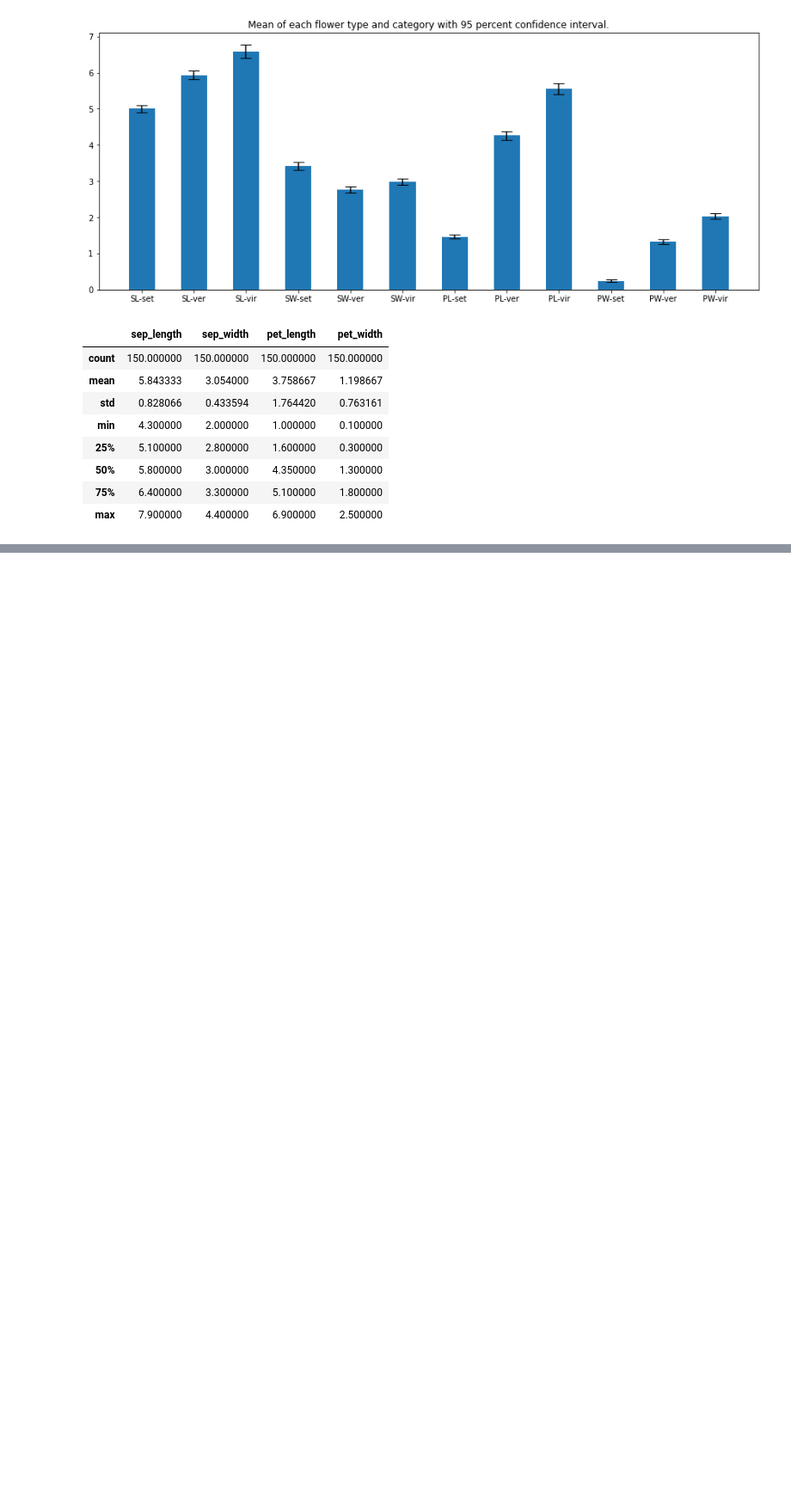
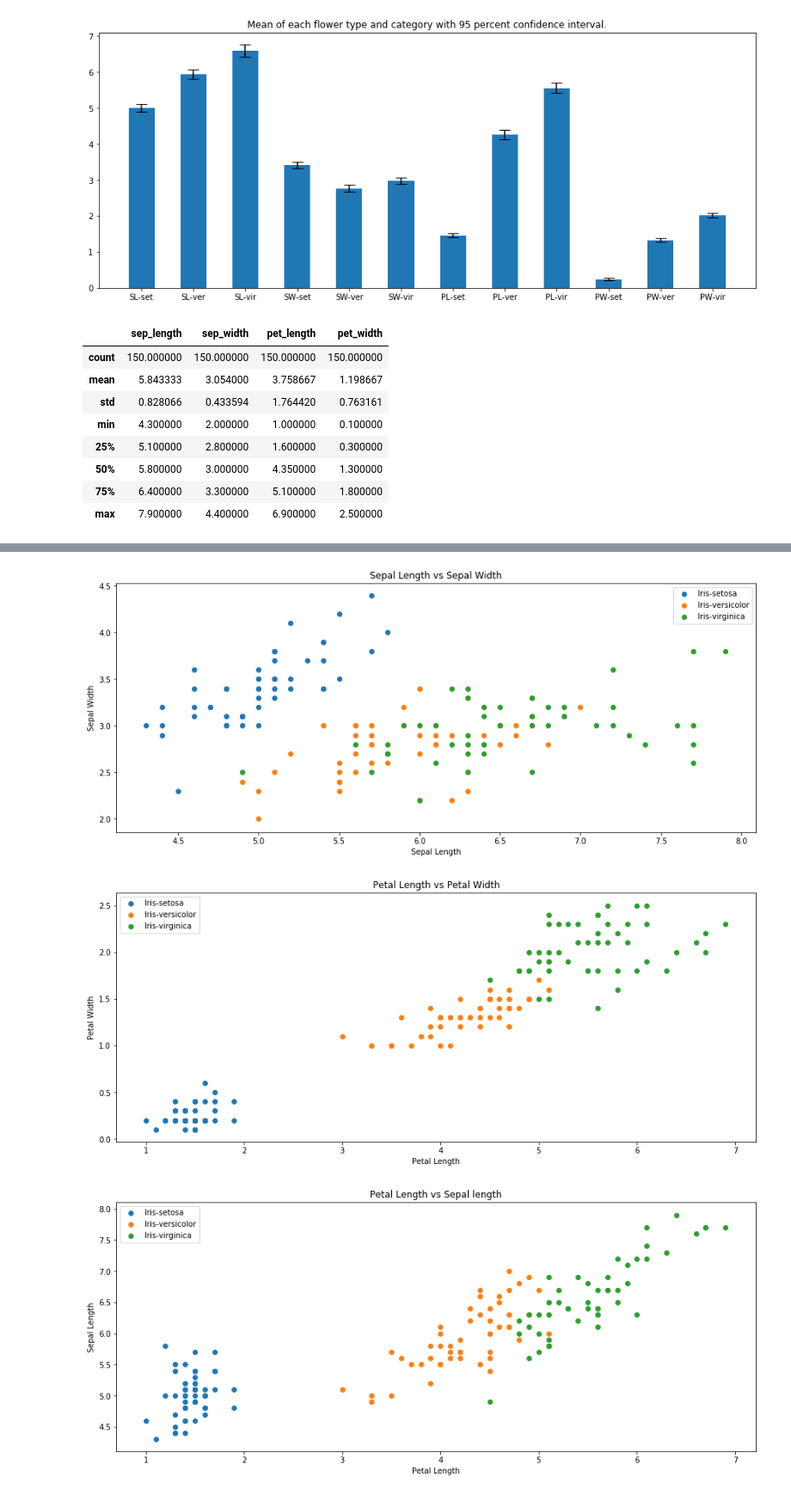
Before and after one commit to jventura1738/COSC311, a Jupyter notebook: LABS/LAB5/LAB5.ipynb, the cells around one changed output, grey strips where cells are left out. Shown at 86% size. Saved outputs shown, nothing was run; the diff lists cells and outputs as text; code cells hidden in the pictures; blank space fills up the shorter version.

```diff
--- a/LABS/LAB5/LAB5.ipynb
+++ b/LABS/LAB5/LAB5.ipynb
@@ -172,0 +260,64 @@ iris.describe()
+# %%
+sepal_lens = iris[['sep_length', 'class']]
+sepal_wids = iris[['sep_width', 'class']]
+petal_lens = iris[['pet_length', 'class']]
+petal_wids = iris[['pet_width', 'class']]
+f_names = ['Iris-setosa', 'Iris-versicolor', 'Iris-virginica']
+for name in f_names:
+    s_l = sepal_lens[sepal_lens["class"] == name]['sep_length'].values
+    s_w = sepal_wids[sepal_wids["class"] == name]['sep_width'].values
+    plt.title("Sepal Length vs Sepal Width")
+    plt.scatter(s_l, s_w, marker='o')
+    plt.legend(f_names)
+    plt.xlabel("Sepal Length")
+    plt.ylabel("Sepal Width")
+plt.show()
+for name in f_names:
+    p_l = petal_lens[petal_lens["class"] == name]['pet_length'].values
+    p_w = petal_wids[petal_wids["class"] == name]['pet_width'].values
+    plt.title("Petal Length vs Petal Width")
+    plt.scatter(p_l, p_w, marker='o')
+    plt.legend(f_names)
+    plt.xlabel("Petal Length")
+    plt.ylabel("Petal Width")
+plt.show()
+for name in f_names:
+    p_l = petal_lens[petal_lens["class"] == name]['pet_length'].values
+    s_l = sepal_lens[sepal_lens["class"] == name]['sep_length'].values
+    plt.title("Petal Length vs Sepal length")
+    plt.scatter(p_l, s_l, marker='o')
+    plt.legend(f_names)
+    plt.xlabel("Petal Length")
+    plt.ylabel("Sepal Length")
+plt.show()
+for name in f_names:
+    s_w = sepal_wids[sepal_wids["class"] == name]['sep_width'].values
+    p_w = petal_wids[petal_wids["class"] == name]['pet_width'].values
+    plt.title("Sepal Width vs Petal Width")
+    plt.scatter(s_w, p_w, marker='o')
+    plt.legend(f_names)
+    plt.xlabel("Sepal width")
+    plt.ylabel("Petal Width")
+plt.show()
+for name in f_names:
+    p_l = petal_lens[petal_lens["class"] == name]['pet_length'].values
+    s_w = sepal_wids[sepal_wids["class"] == name]['sep_width'].values
+    plt.title("Petal Length vs Sepal Width")
+    plt.scatter(p_l, s_w, marker='o')
+    plt.legend(f_names)
+    plt.xlabel("Petal Length")
+    plt.ylabel("Sepal Width")
+plt.show()
+for name in f_names:
+    s_l = sepal_lens[sepal_lens["class"] == name]['sep_length'].values
+    p_w = petal_wids[petal_wids["class"] == name]['pet_width'].values
+    plt.title("Sepal Length vs Petal Width")
+    plt.scatter(s_l, p_w, marker='o')
+    plt.legend(f_names)
+    plt.xlabel("Sepal Length")
+    plt.ylabel("Petal Width")
+plt.show()
+# %% [output]
+[figure, added]
+[figure, added]
+[figure, added]
```
Also changed, not shown: parts of 12 cells of this notebook.
